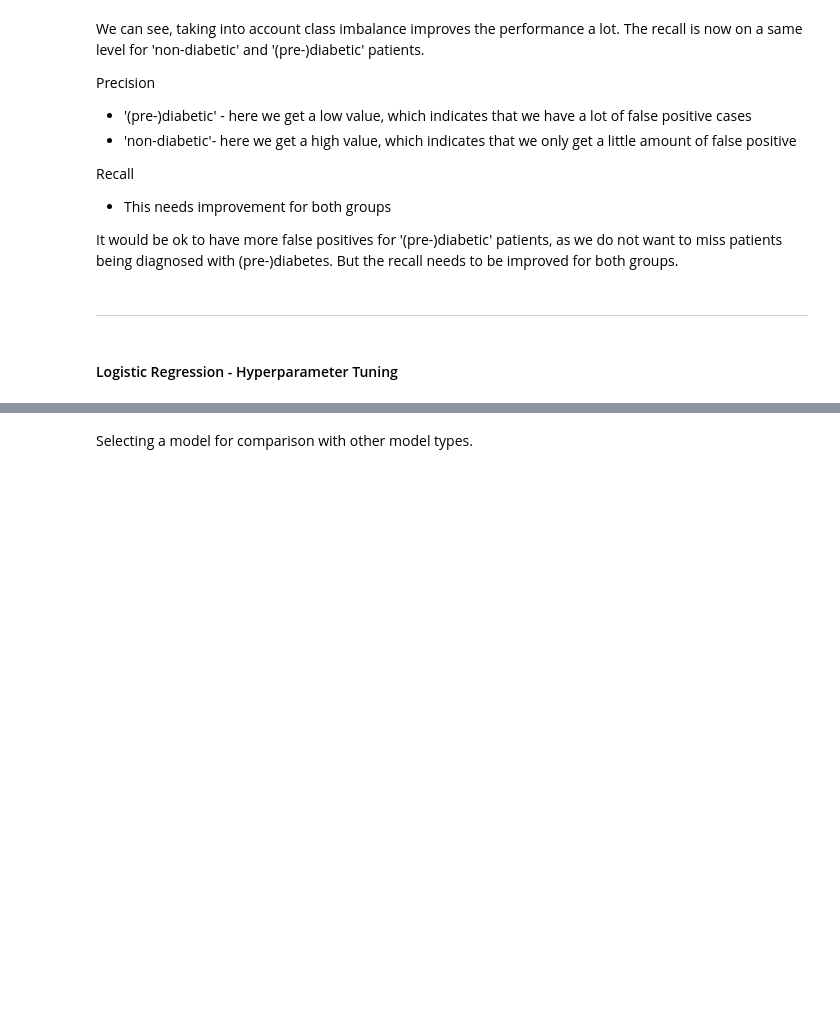
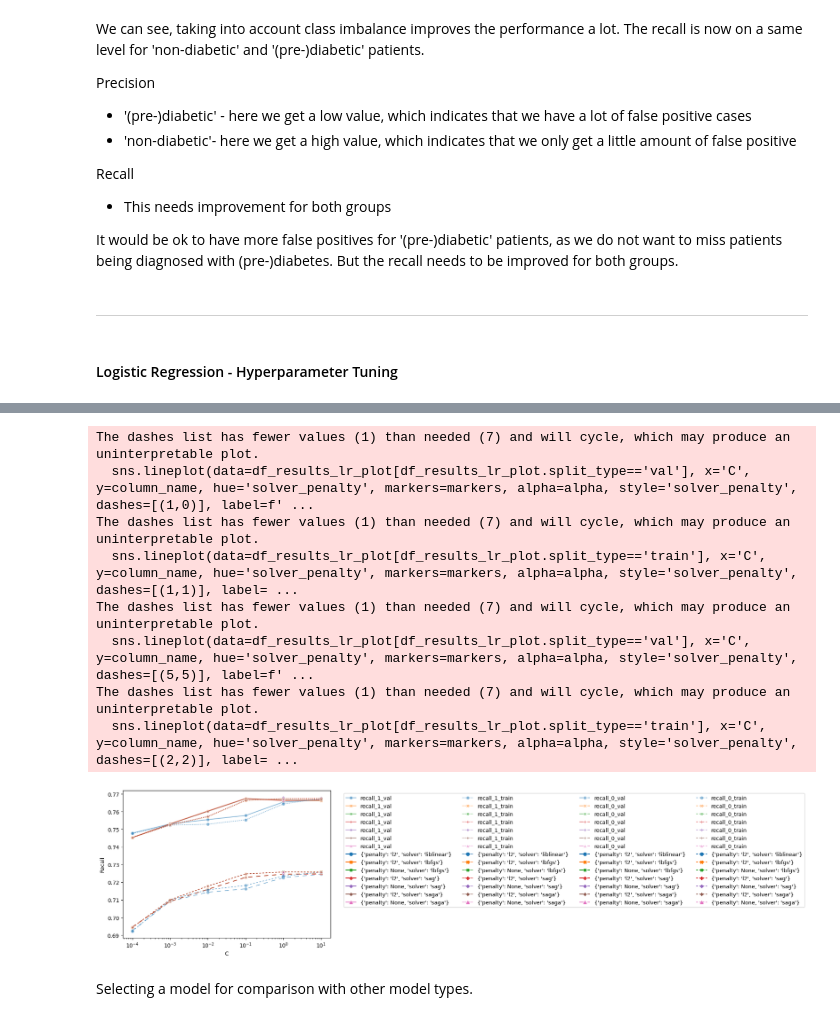
Before and after one commit to ai2ys/CDC-Diabetes-Health-Indicators, a Jupyter notebook: eda.ipynb, the cells around one changed output, grey strips where cells are left out. Cells and saved outputs as stored; diff of their text form; code cells hidden in the pictures; blank space fills up the shorter version.

```diff
--- a/eda.ipynb
+++ b/eda.ipynb
@@ -941,11 +891,22 @@ target_column = 'Diabetes_binary'
 # define the feature columns
 feature_columns = [col for col in df.columns if col != target_column]
 
-
-
 # split the data into train and val data
 X_train = preprocess_features(df_train[feature_columns])
 X_val = preprocess_features(df_val[feature_columns])
+
+X_train = X_train.to_dict(orient='records')
+X_val = X_val.to_dict(orient='records')
+
+dv = DictVectorizer(sparse=False)
+dv.fit(X_train)
+X_train = dv.transform(X_train)
+X_val = dv.transform(X_val)
+
+# for being able to use function permutation_importance
+feature_names_out = dv.get_feature_names_out()
+X_train = pd.DataFrame(X_train, columns=feature_names_out)
+X_val = pd.DataFrame(X_val, columns=feature_names_out)
 
 y_train = df_train[target_column]
 y_val = df_val[target_column]
@@ -1035,7 +1026,7 @@ def eval_model_logistic_regression(
 list_hyper_params = [
      {
         'solver': 'liblinear',
-        'penalty': ['l1', 'l2'],
+        'penalty': ['l2'],
         'C': [0.0001, 0.001, 0.01, 0.1, 1, 10]
     },
     {
@@ -1050,7 +1041,7 @@ list_hyper_params = [
     },
     {
         'solver': 'saga',
-        'penalty':  ['l1', 'l2', None],
+        'penalty':  ['l2', None],
         'C': [0.0001, 0.001, 0.01, 0.1, 1, 10]
     }
 ]
@@ -1070,19 +1061,21 @@ def metrics_to_dict_lr(y_true, y_pred, split_type, hparams, model_type):
     data['fscore_0'] = fscore[0]
     data['fscore_1'] = fscore[1]
     data['split_type'] = split_type
-    # if split_type == 'val':
-    #     print(precision[1], hparams)
     return data
 
 results_lr = []
 model_type = 'logistic_regression'
-for params in tqdm(list_hyper_params, desc='params in list'):
+i_model = 0
+params_pbar = tqdm(list_hyper_params, desc='params in list')
+for params in params_pbar:
     solver = params['solver']
     for penalty in params['penalty']:
         hparams = {}
         hparams['penalty'] = penalty
         hparams['solver'] = solver
         for C in params['C']:
+            i_model += 1
+            params_pbar.set_postfix_str(f'{i_model:02d}, {hparams}')
             hparams['C'] = C
             model_lr = train_model_logistic_regression(X_train, y_train, hparams, seed)
             y_pred_val, y_pred_proba_val = eval_model_logistic_regression(model_lr, X_val, y_val)
@@ -1105,33 +1121,42 @@ df_results_lr.sort_values(by=['split_type', 'recall_1', 'diff_recall_1_0'], asce
 # %%
 plt.figure(figsize=(7, 5))
 
 df_results_lr_plot = df_results_lr.copy(deep=True)
 # expand 'hparams' dict
 #df_results_lr_plot = pd.concat([df_results_lr_plot, df_results_lr_plot['hparams'].apply(pd.Series)], axis=1)
 df_results_lr_plot['solver_penalty'] = df_results_lr_plot['hparams'].apply(lambda x: str({k: v for k, v in x.items() if k != 'C'}))
 df_results_lr_plot['C'] = df_results_lr_plot['hparams'].apply(lambda x: x['C'])
 df_results_lr_plot
 
-alpha = 0.6
+alpha = 0.5
 markers = True
 # plot separate recall curves for each combination of penalty and solver, but the color depending on the C value.
 column_name = 'recall_1'
 sns.lineplot(data=df_results_lr_plot[df_results_lr_plot.split_type=='val'], x='C', y=column_name, hue='solver_penalty', markers=markers, alpha=alpha, style='solver_penalty', dashes=[(1,0)], label=f'{column_name}_val')
 sns.lineplot(data=df_results_lr_plot[df_results_lr_plot.split_type=='train'], x='C', y=column_name, hue='solver_penalty', markers=markers, alpha=alpha, style='solver_penalty', dashes=[(1,1)], label=f'{column_name}_train')
 
 column_name = 'recall_0'
 sns.lineplot(data=df_results_lr_plot[df_results_lr_plot.split_type=='val'], x='C', y=column_name, hue='solver_penalty', markers=markers, alpha=alpha, style='solver_penalty', dashes=[(5,5)], label=f'{column_name}_val')
 sns.lineplot(data=df_results_lr_plot[df_results_lr_plot.split_type=='train'], x='C', y=column_name, hue='solver_penalty', markers=markers, alpha=alpha, style='solver_penalty', dashes=[(2,2)], label=f'{column_name}_train')
 
 
 plt.xscale('log')
 plt.ylabel('Recall')
-plt.ylim(0.68, 0.82)
 
 # Adjust the legend position outside the box
 plt.legend(ncols=4, bbox_to_anchor=(1.05, 1), loc='upper left')
 plt.show()
 del df_results_lr_plot
+# %% [output]
+The dashes list has fewer values (1) than needed (7) and will cycle, which may produce an uninterpretable plot.
+  sns.lineplot(data=df_results_lr_plot[df_results_lr_plot.split_type=='val'], x='C', y=column_name, hue='solver_penalty', markers=markers, alpha=alpha, style='solver_penalty', dashes=[(1,0)], label=f' ...
+The dashes list has fewer values (1) than needed (7) and will cycle, which may produce an uninterpretable plot.
+  sns.lineplot(data=df_results_lr_plot[df_results_lr_plot.split_type=='train'], x='C', y=column_name, hue='solver_penalty', markers=markers, alpha=alpha, style='solver_penalty', dashes=[(1,1)], label= ...
+The dashes list has fewer values (1) than needed (7) and will cycle, which may produce an uninterpretable plot.
+  sns.lineplot(data=df_results_lr_plot[df_results_lr_plot.split_type=='val'], x='C', y=column_name, hue='solver_penalty', markers=markers, alpha=alpha, style='solver_penalty', dashes=[(5,5)], label=f' ...
+The dashes list has fewer values (1) than needed (7) and will cycle, which may produce an uninterpretable plot.
+  sns.lineplot(data=df_results_lr_plot[df_results_lr_plot.split_type=='train'], x='C', y=column_name, hue='solver_penalty', markers=markers, alpha=alpha, style='solver_penalty', dashes=[(2,2)], label= ...
+[figure, added]
 # %% [markdown]
 Selecting a model for comparison with other model types.
 # %%
```
Also changed, not shown: parts of 52 cells of this notebook.
